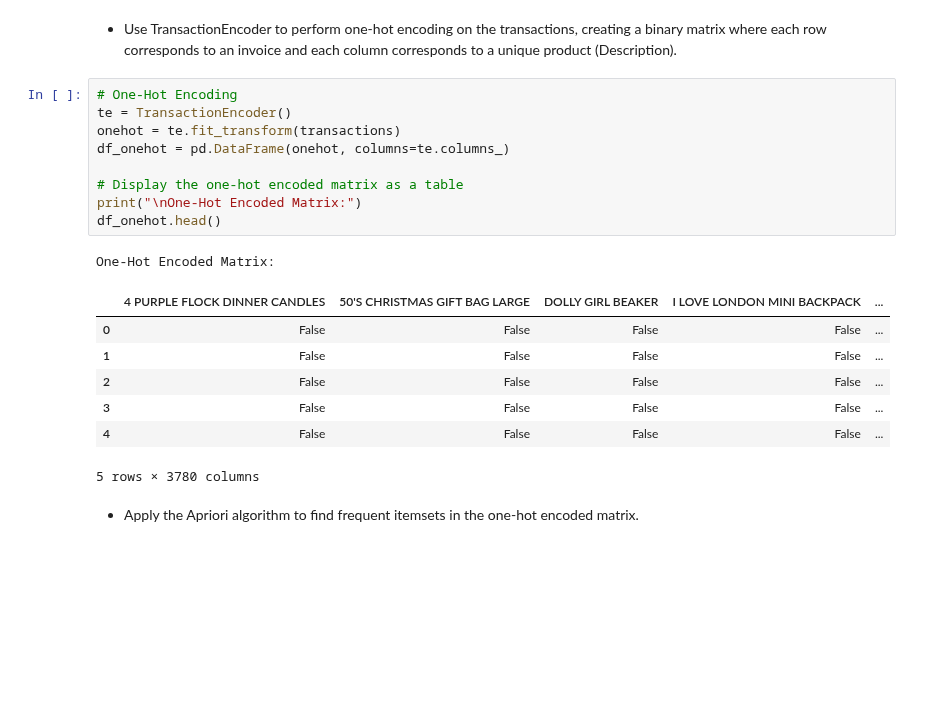
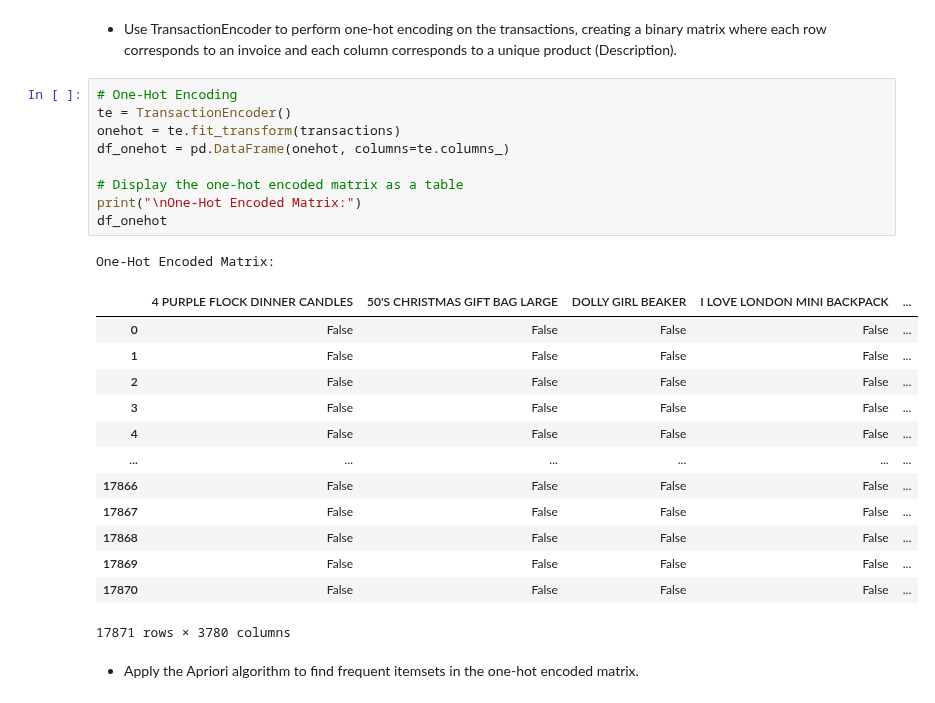
Before and after one commit to Ha0203/FinalProject_LTKHDL, a Jupyter notebook: main_branch.ipynb, the cells around one changed output. Cells and saved outputs as stored; diff of their text form; blank space fills up the shorter version.

```diff
--- a/main_branch.ipynb
+++ b/main_branch.ipynb
@@ -1065,21 +1060,27 @@ Transactions:
 # %%
 # One-Hot Encoding
 te = TransactionEncoder()
 onehot = te.fit_transform(transactions)
 df_onehot = pd.DataFrame(onehot, columns=te.columns_)
 
 # Display the one-hot encoded matrix as a table
 print("\nOne-Hot Encoded Matrix:")
-df_onehot.head()
+df_onehot
 # %% [output]
 One-Hot Encoded Matrix:
 |  | 4 PURPLE FLOCK DINNER CANDLES | 50'S CHRISTMAS GIFT BAG LARGE | DOLLY GIRL BEAKER | I LOVE LONDON MINI BACKPACK | ... |
 | 0 | False | False | False | False | ... |
 | 1 | False | False | False | False | ... |
 | 2 | False | False | False | False | ... |
 | 3 | False | False | False | False | ... |
 | 4 | False | False | False | False | ... |
+| ... | ... | ... | ... | ... | ... |
+| 17866 | False | False | False | False | ... |
+| 17867 | False | False | False | False | ... |
+| 17868 | False | False | False | False | ... |
+| 17869 | False | False | False | False | ... |
+| 17870 | False | False | False | False | ... |
-5 rows × 3780 columns
+17871 rows × 3780 columns
 # %% [markdown]
 - Apply the Apriori algorithm to find frequent itemsets in the one-hot encoded matrix.
 # %%
```
Also changed, not shown: parts of 22 cells of this notebook.
